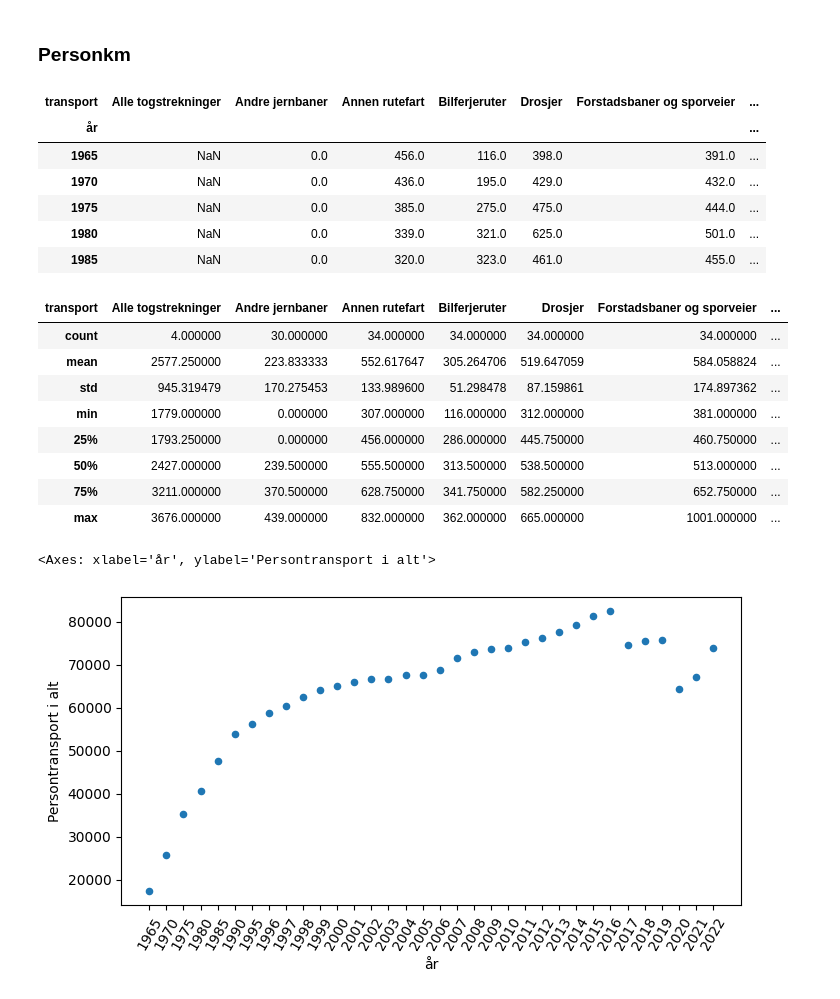
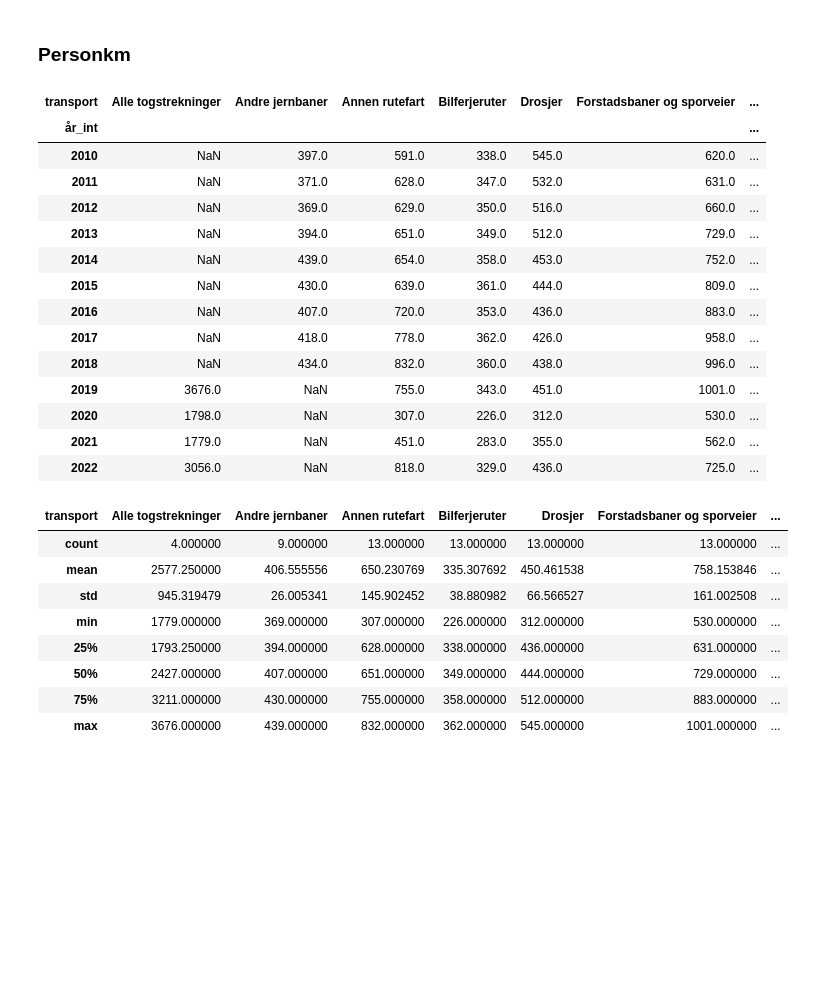
Before and after one commit to nori-parelius/InnenlandskTransport, a Jupyter notebook: transport.ipynb, the cells around one changed output. Saved outputs shown, nothing was run; the diff lists cells and outputs as text; code cells hidden in the pictures; blank space fills up the shorter version.

```diff
--- a/transport.ipynb
+++ b/transport.ipynb
@@ -138,3 +138,5 @@ print(df[df.isna().any(axis=1)]['transport'].unique())
  'Lufttransport mellom norske flyplasser som del av utenlandsreise']
 # %% [markdown]
 ### Passasjerer
+# %%
+df["år_int"] = df["år"].map(lambda x: int(x[:4]))
@@ -220,32 +233,35 @@ plt.legend(bbox_to_anchor=(1.05,1), loc=2, borderaxespad=0.)
 # %% [markdown]
 ### Personkm
 # %%
-df_pkm=df[df["statistikkvariabel"]=="Passasjerkilometer (mill.)"]
-df_pkm=df_pkm.pivot(index='år', columns='transport', values='value')
+df_pkm=df[(df["statistikkvariabel"]=="Passasjerkilometer (mill.)") & (df['år_int']>2009)]
+df_pkm=df_pkm.pivot(index='år_int', columns='transport', values='value')
 # %%
-df_pkm.head()
+df_pkm
 # %% [output]
 | transport | Alle togstrekninger | Andre jernbaner | Annen rutefart | Bilferjeruter | Drosjer | Forstadsbaner og sporveier | ... |
-| år |  |  |  |  |  |  | ... |
-| 1965 | NaN | 0.0 | 456.0 | 116.0 | 398.0 | 391.0 | ... |
-| 1970 | NaN | 0.0 | 436.0 | 195.0 | 429.0 | 432.0 | ... |
-| 1975 | NaN | 0.0 | 385.0 | 275.0 | 475.0 | 444.0 | ... |
-| 1980 | NaN | 0.0 | 339.0 | 321.0 | 625.0 | 501.0 | ... |
-| 1985 | NaN | 0.0 | 320.0 | 323.0 | 461.0 | 455.0 | ... |
+| år_int |  |  |  |  |  |  | ... |
+| 2010 | NaN | 397.0 | 591.0 | 338.0 | 545.0 | 620.0 | ... |
+| 2011 | NaN | 371.0 | 628.0 | 347.0 | 532.0 | 631.0 | ... |
+| 2012 | NaN | 369.0 | 629.0 | 350.0 | 516.0 | 660.0 | ... |
+| 2013 | NaN | 394.0 | 651.0 | 349.0 | 512.0 | 729.0 | ... |
+| 2014 | NaN | 439.0 | 654.0 | 358.0 | 453.0 | 752.0 | ... |
+| 2015 | NaN | 430.0 | 639.0 | 361.0 | 444.0 | 809.0 | ... |
+| 2016 | NaN | 407.0 | 720.0 | 353.0 | 436.0 | 883.0 | ... |
+| 2017 | NaN | 418.0 | 778.0 | 362.0 | 426.0 | 958.0 | ... |
+| 2018 | NaN | 434.0 | 832.0 | 360.0 | 438.0 | 996.0 | ... |
+| 2019 | 3676.0 | NaN | 755.0 | 343.0 | 451.0 | 1001.0 | ... |
+| 2020 | 1798.0 | NaN | 307.0 | 226.0 | 312.0 | 530.0 | ... |
+| 2021 | 1779.0 | NaN | 451.0 | 283.0 | 355.0 | 562.0 | ... |
+| 2022 | 3056.0 | NaN | 818.0 | 329.0 | 436.0 | 725.0 | ... |
 # %%
 df_pkm.describe()
 # %% [output]
 | transport | Alle togstrekninger | Andre jernbaner | Annen rutefart | Bilferjeruter | Drosjer | Forstadsbaner og sporveier | ... |
-| count | 4.000000 | 30.000000 | 34.000000 | 34.000000 | 34.000000 | 34.000000 | ... |
-| mean | 2577.250000 | 223.833333 | 552.617647 | 305.264706 | 519.647059 | 584.058824 | ... |
-| std | 945.319479 | 170.275453 | 133.989600 | 51.298478 | 87.159861 | 174.897362 | ... |
-| min | 1779.000000 | 0.000000 | 307.000000 | 116.000000 | 312.000000 | 381.000000 | ... |
-| 25% | 1793.250000 | 0.000000 | 456.000000 | 286.000000 | 445.750000 | 460.750000 | ... |
-| 50% | 2427.000000 | 239.500000 | 555.500000 | 313.500000 | 538.500000 | 513.000000 | ... |
-| 75% | 3211.000000 | 370.500000 | 628.750000 | 341.750000 | 582.250000 | 652.750000 | ... |
-| max | 3676.000000 | 439.000000 | 832.000000 | 362.000000 | 665.000000 | 1001.000000 | ... |
+| count | 4.000000 | 9.000000 | 13.000000 | 13.000000 | 13.000000 | 13.000000 | ... |
+| mean | 2577.250000 | 406.555556 | 650.230769 | 335.307692 | 450.461538 | 758.153846 | ... |
+| std | 945.319479 | 26.005341 | 145.902452 | 38.880982 | 66.566527 | 161.002508 | ... |
+| min | 1779.000000 | 369.000000 | 307.000000 | 226.000000 | 312.000000 | 530.000000 | ... |
+| 25% | 1793.250000 | 394.000000 | 628.000000 | 338.000000 | 436.000000 | 631.000000 | ... |
+| 50% | 2427.000000 | 407.000000 | 651.000000 | 349.000000 | 444.000000 | 729.000000 | ... |
+| 75% | 3211.000000 | 430.000000 | 755.000000 | 358.000000 | 512.000000 | 883.000000 | ... |
+| max | 3676.000000 | 439.000000 | 832.000000 | 362.000000 | 545.000000 | 1001.000000 | ... |
-# %%
-df_pkm.reset_index().plot(kind='scatter',x='år', y='Persontransport i alt', figsize=(8,4), rot=60)
-# %% [output]
-<Axes: xlabel='år', ylabel='Persontransport i alt'>
-[figure, removed]
```
Also changed, not shown: parts of 32 cells of this notebook, 6 other files.
